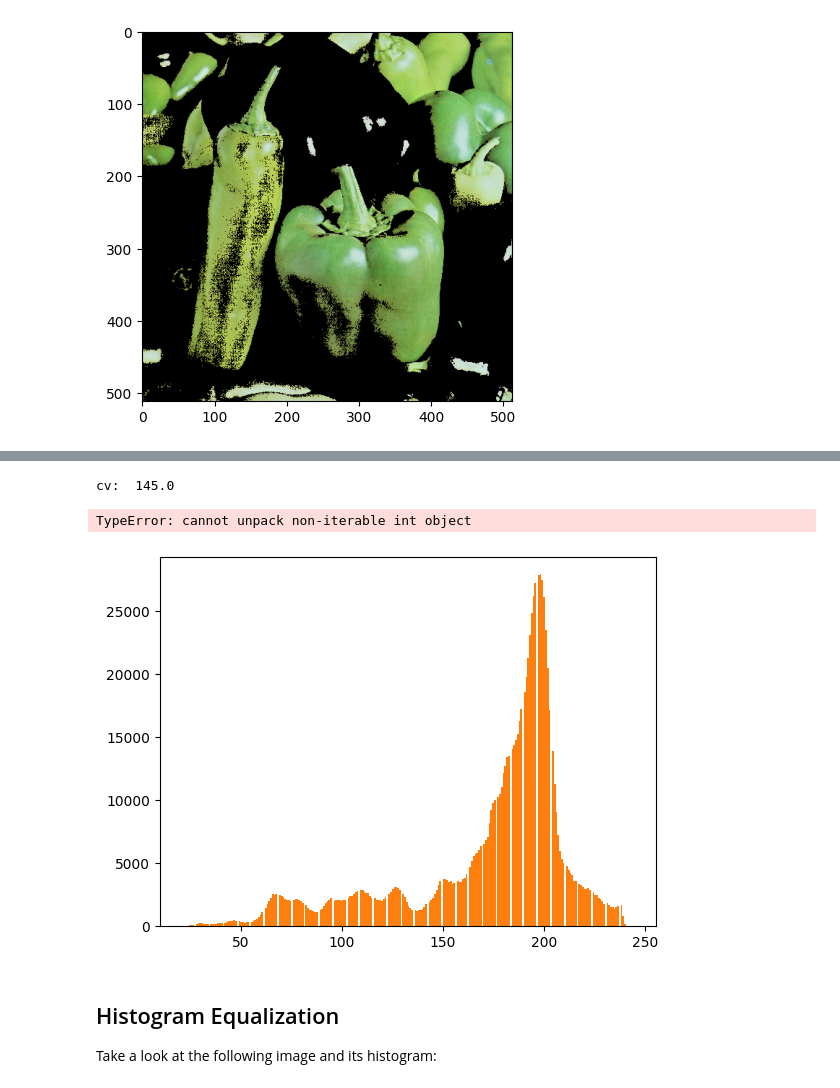
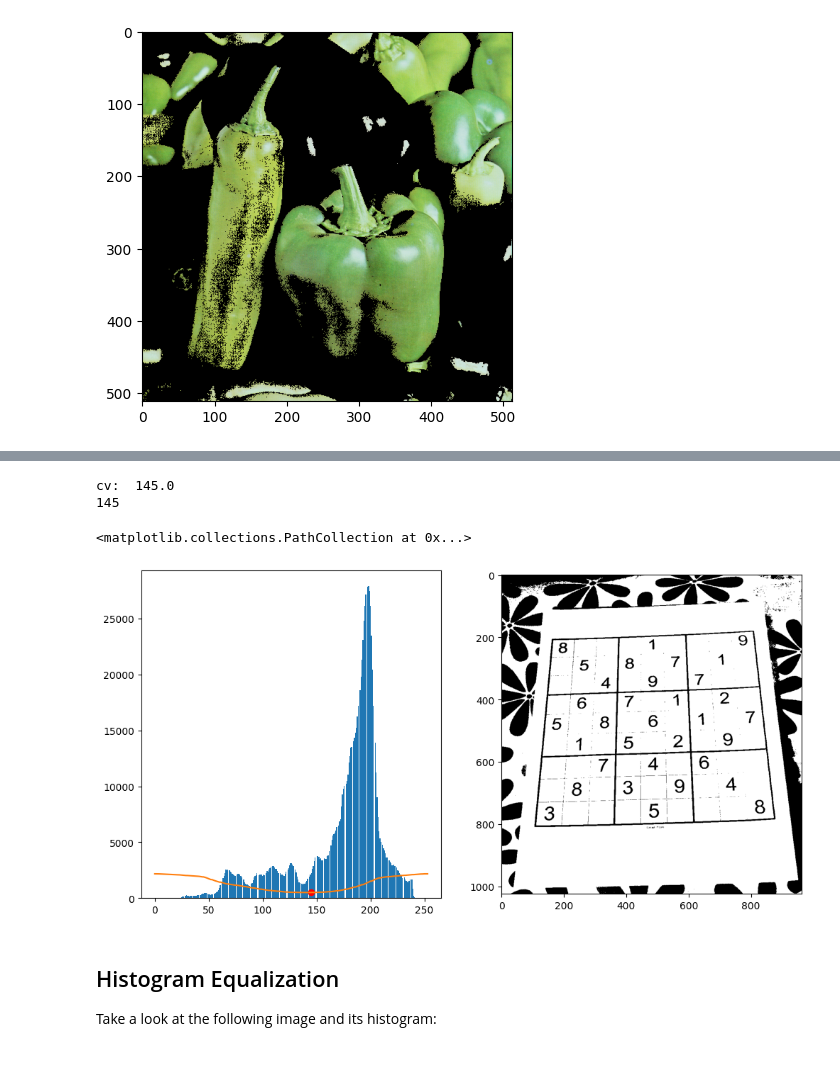
Before and after one commit to ferit-osirv/lab-2-color-spaces-and-histograms-Lionile, a Jupyter notebook: lab2.ipynb, the cells around one changed output, grey strips where cells are left out. Cells and saved outputs as stored; diff of their text form; code cells hidden in the pictures; blank space fills up the shorter version.

```diff
--- a/lab2.ipynb
+++ b/lab2.ipynb
@@ -301,31 +310,26 @@ def otsu_threshold(img):
 # %%
 img_orig = cv.imread('images/sudoku_1.jpg')
 img = cv.cvtColor(img_orig, cv.COLOR_BGR2GRAY)
-#print(img.flatten())
-counts = plt.hist(img.flatten(), bins=256)
-counts = np.array(counts[0])
+fig, axes = plt.subplots(1, 2, figsize=(12, 6))
+counts = axes[0].hist(img.flatten(), bins=256)
 ret, otsu = cv.threshold(img ,0,255,cv.THRESH_BINARY+cv.THRESH_OTSU)
 
 print('cv: ', ret)
-threshold, thresholds = otsu_threshold(img)
+threshold, thresholds, variance = otsu_threshold(img)
 print(threshold)
-plt.plot(thresholds)
 
-thresh = 145
-count0 = 0
-for i in range(0, thresh):
-    count0 += counts[i]
-print('class0: ', count0)
-count1 = 0
-for i in range(thresh+1, 256):
-    count1 += counts[i]
-print('class1: ', count1)
-total = count0 + count1
-print('threshold: ', (count0 / total) * np.var(counts[:thresh]) + (count1 / total) * np.var(counts[thresh+1:]))
+axes[0].plot(thresholds)
+
+img_result = img.copy()
+img_result[img_result <= threshold] = 0
+img_result[img_result > threshold] = 1
+axes[1].imshow(img_result, cmap='gray')
+axes[0].scatter(threshold, variance, color='red')
 # %% [output]
 cv:  145.0
+145
-TypeError: cannot unpack non-iterable int object
+<matplotlib.collections.PathCollection at 0x...>
-[figure, old version]
+[figure, new version]
 # %% [markdown]
 ## Histogram Equalization
 
```
Also changed, not shown: parts of 5 cells of this notebook.
